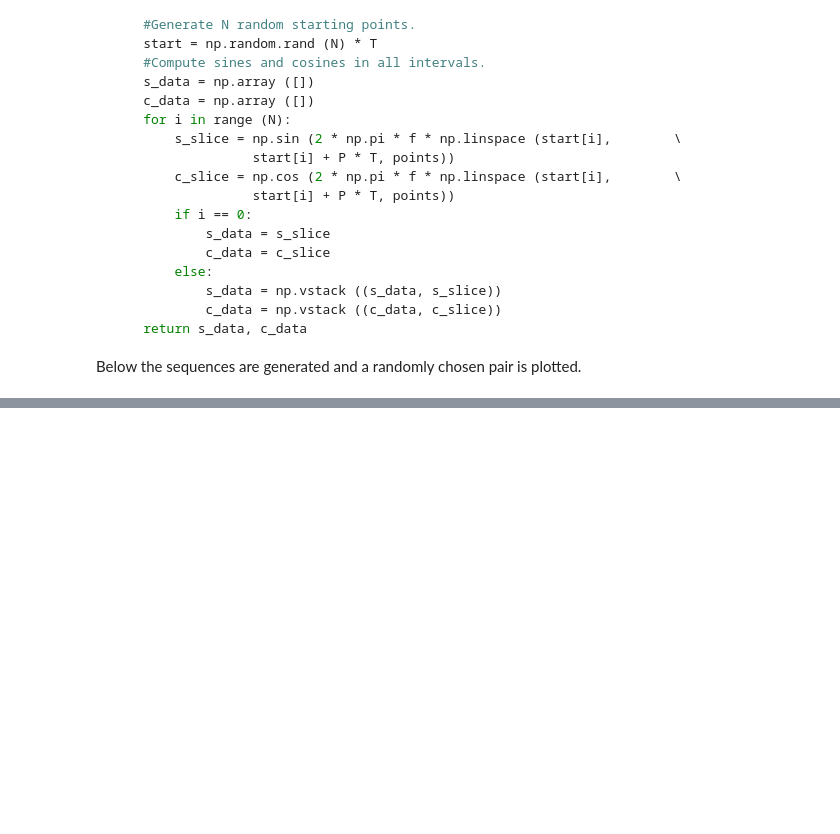
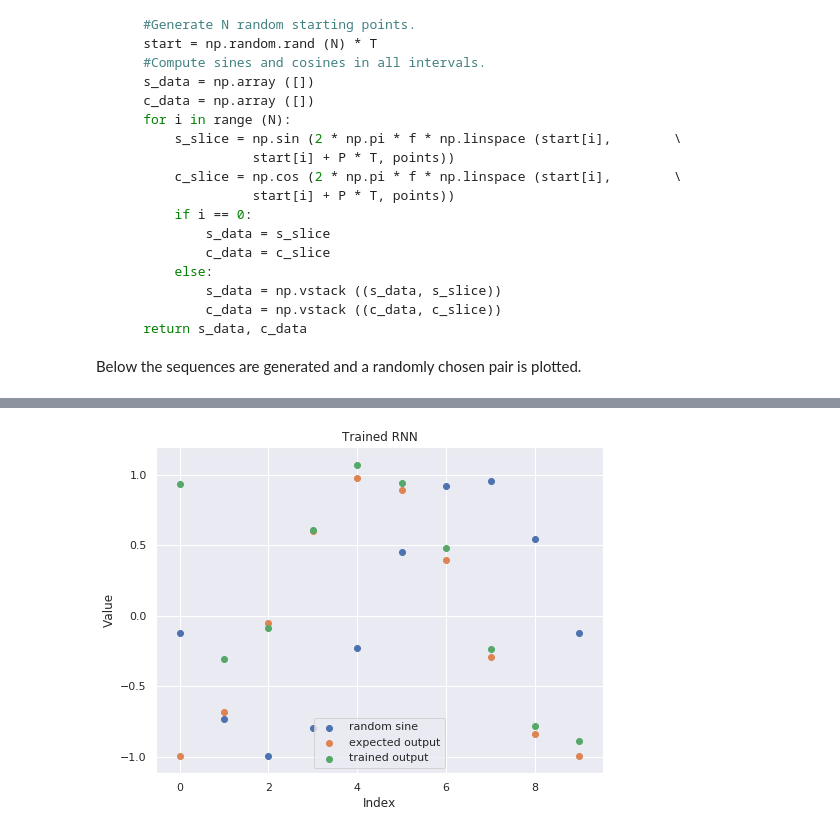
Before and after one commit to kotskon/patrec19, a Jupyter notebook: labTwo/PatRec19_Lab2.ipynb, the cells around one changed output, grey strips where cells are left out. Cells and saved outputs as stored; diff of their text form; code cells hidden in the pictures; blank space fills up the shorter version.

```diff
--- a/labTwo/lab2Report.ipynb
+++ b/labTwo/PatRec19_Lab2.ipynb
@@ -524,0 +579,12 @@ tensor([0.2612], grad_fn=<SelectBackward>)
+# %%
+X_train, X_test, y_train, y_test = train_test_split (X, y, test_size = 0.3)
+Xy_train = np.hstack ((X_train, y_train))
+Xy_test = np.hstack ((X_test, y_test))
+train_tensor = pt.DigitsDataset (Xy_train[:65, :])
+valid_tensor = pt.DigitsDataset (Xy_train[64:, :])
+test_tensor = pt.DigitsDataset (Xy_test)
+
+from torch.utils.data import DataLoader
+
+train_loader = DataLoader (train_tensor, batch_size = 5, shuffle = True)
+valid_loader = DataLoader (valid_tensor, batch_size = 2, shuffle = False)
@@ -524,0 +631,2 @@ tensor([0.2612], grad_fn=<SelectBackward>)
+# %%
+network = pt.fit (testRNN, 100, 5e-2, train_loader, valid_loader)
@@ -524,0 +651,14 @@ tensor([0.2612], grad_fn=<SelectBackward>)
+# %%
+testOut = network.forward (torch.from_numpy (X[idx, :]).float ())
+
+fig = plt.figure (figsize = (8, 6))
+plt.scatter (t, X[idx, :], label = 'random sine')
+plt.scatter (t, y[idx, :], label = 'expected output')
+plt.scatter (t, testOut.detach ().numpy ().reshape (10,), label = 'trained output')
+plt.xlabel ('Index')
+plt.ylabel ('Value')
+plt.title ('Trained RNN')
+plt.legend (loc = 'best')
+plt.show ()
+# %% [output]
+[figure, added]
```
Also changed, not shown: parts of 17 cells of this notebook, 5 other files.
